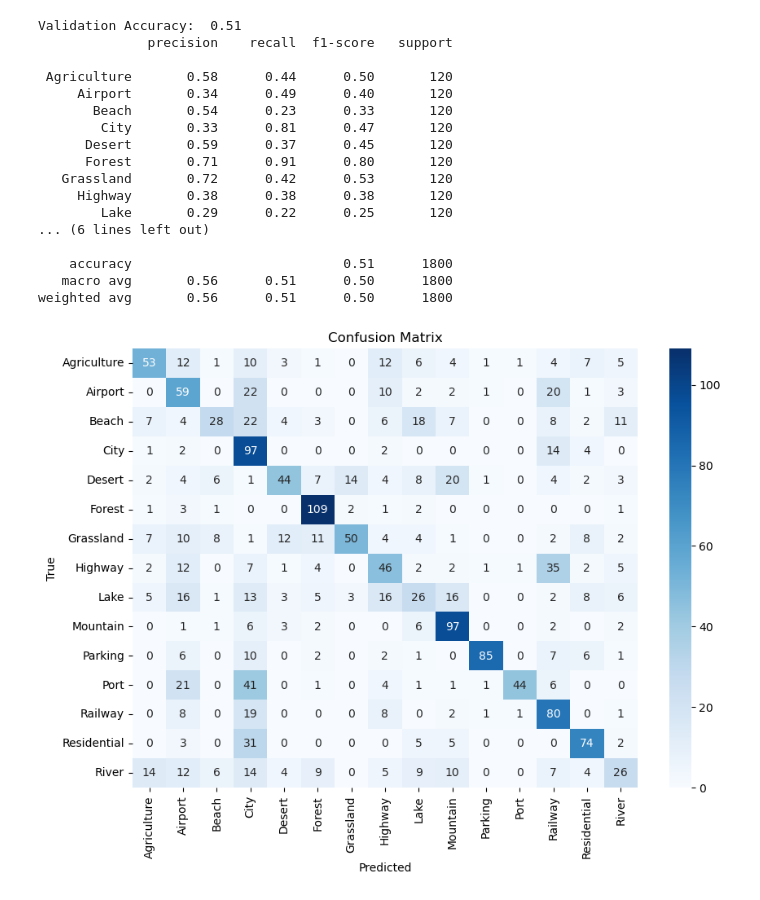
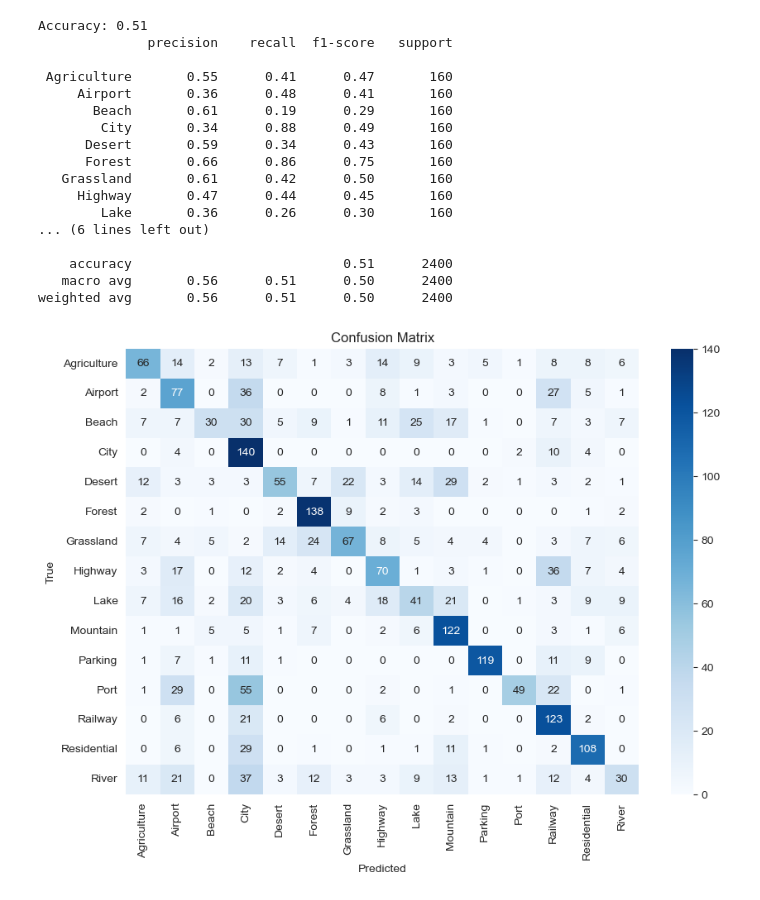
Before and after one commit to GS9517/SIFT-KNN, a Jupyter notebook: origin.ipynb, the cells around one changed output. Drawn from its saved outputs; the diff is of its cells as text; code cells hidden in the pictures.

```diff
--- a/origin.ipynb
+++ b/origin.ipynb
@@ -90,7 +98,7 @@ def get_bow_features(dataframe,image_path, kmeans):
         image_path = row['image_path']
         image = cv2.imread(image_path)
         gray_image = cv2.cvtColor(image, cv2.COLOR_BGR2GRAY)
-        keypoints, descriptors = sift.detectAndCompute(gray_image, None)
+        _, descriptors = sift.detectAndCompute(gray_image, None)
 
         # get the histogram for the image
         histogram = get_bow_histogram(descriptors, kmeans)
@@ -118,17 +126,13 @@ for index, row in train_df.iterrows():
 x_train = np.array(x_train)
 y_train = np.array(y_train)
 
-x_val, y_val = get_bow_features(val_df, image_path, kmeans)
 x_test, y_test = get_bow_features(test_df, image_path, kmeans)
 
-
 # save to disk
-np.save(working_path + 'x_train.npy', x_train)
-np.save(working_path + 'y_train.npy', y_train)
-np.save(working_path + 'x_val.npy', x_val)
-np.save(working_path + 'y_val.npy', y_val)
-np.save(working_path + 'x_test.npy', x_test)
-np.save(working_path + 'y_test.npy', y_test)
+np.save(working_path + '/x_train.npy', x_train)
+np.save(working_path + '/y_train.npy', y_train)
+np.save(working_path + '/x_test.npy', x_test)
+np.save(working_path + '/y_test.npy', y_test)
 
 # estimate time cost: 5min 0.2s(last time)
 # %%
@@ -222,31 +153,47 @@ weighted avg       0.54      0.50      0.48      1800
 # %%
-# val results
-print("Validation Accuracy: ", accuracy_score(y_val, y_val_pred))
-print(classification_report(y_val, y_val_pred, target_names=categories))
+# show results by plt
+
+
+# show accuracy
+accuracy = accuracy_score(y_test, y_pred)
+print(f'Accuracy: {accuracy:.2f}')
+print(classification_report(y_test, y_pred, target_names=categories))
+
 # show confusion matrix
 plt.figure(figsize=(10, 7))
-cm = confusion_matrix(y_val, y_val_pred, labels=categories)
+cm = confusion_matrix(y_test, y_pred, labels=categories)
 sns.heatmap(cm, annot=True, fmt='d', cmap='Blues', xticklabels=categories, yticklabels=categories)
 plt.xlabel('Predicted')
 plt.ylabel('True')
 plt.title('Confusion Matrix')
 plt.show()
+
+# show accuracy by each cateq,using bar chart via plt
+# x axis, y axis accuracy
+per_class_acc = np.diag(cm) / cm.sum(axis=1)
+plt.figure(figsize=(12,6))
+plt.bar(categories, per_class_acc, color='skyblue')
+plt.xticks(rotation=45, ha='right')
+plt.ylabel('Per-Class Accuracy (Recall)')
+plt.title('Per-Class Accuracy')
+plt.tight_layout()
+plt.show()
 # %% [output]
-Validation Accuracy:  0.51
+Accuracy: 0.51
               precision    recall  f1-score   support
 
- Agriculture       0.58      0.44      0.50       120
-     Airport       0.34      0.49      0.40       120
-       Beach       0.54      0.23      0.33       120
-        City       0.33      0.81      0.47       120
-      Desert       0.59      0.37      0.45       120
-      Forest       0.71      0.91      0.80       120
-   Grassland       0.72      0.42      0.53       120
-     Highway       0.38      0.38      0.38       120
-        Lake       0.29      0.22      0.25       120
+ Agriculture       0.55      0.41      0.47       160
+     Airport       0.36      0.48      0.41       160
+       Beach       0.61      0.19      0.29       160
+        City       0.34      0.88      0.49       160
+      Desert       0.59      0.34      0.43       160
+      Forest       0.66      0.86      0.75       160
+   Grassland       0.61      0.42      0.50       160
+     Highway       0.47      0.44      0.45       160
+        Lake       0.36      0.26      0.30       160
 ... (6 lines left out)
 
-    accuracy                           0.51      1800
-   macro avg       0.56      0.51      0.50      1800
-weighted avg       0.56      0.51      0.50      1800
+    accuracy                           0.51      2400
+   macro avg       0.56      0.51      0.50      2400
+weighted avg       0.56      0.51      0.50      2400
-[figure, old version]
+[figure, new version]
```
Also changed, not shown: parts of 6 cells of this notebook, 52 other files.
